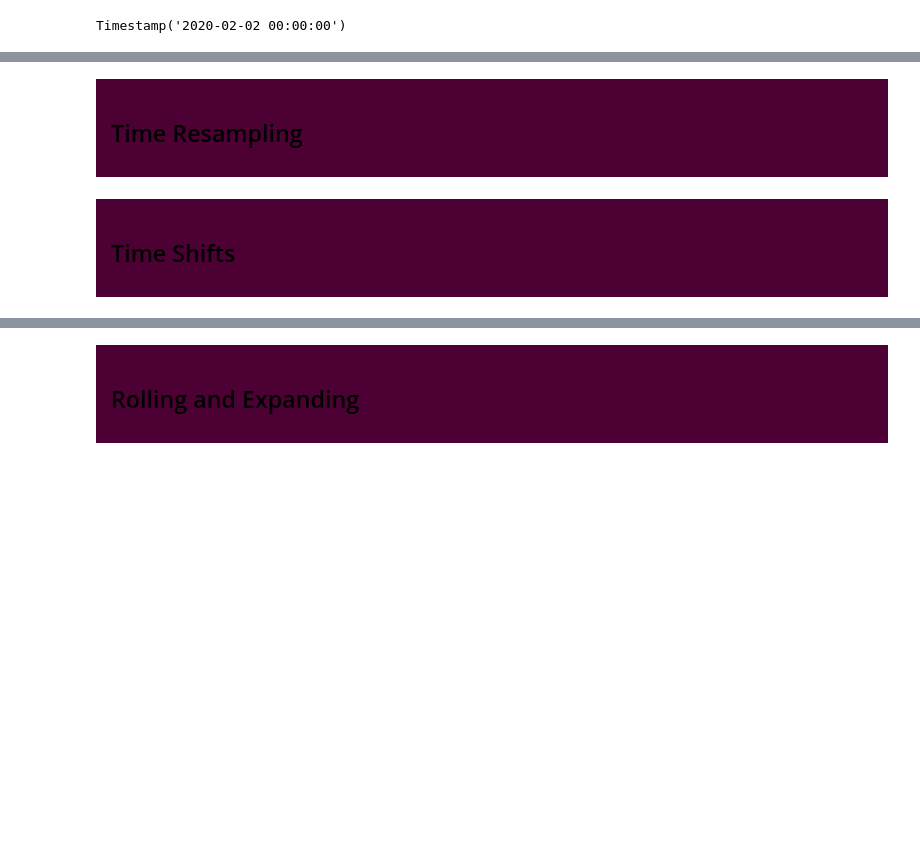
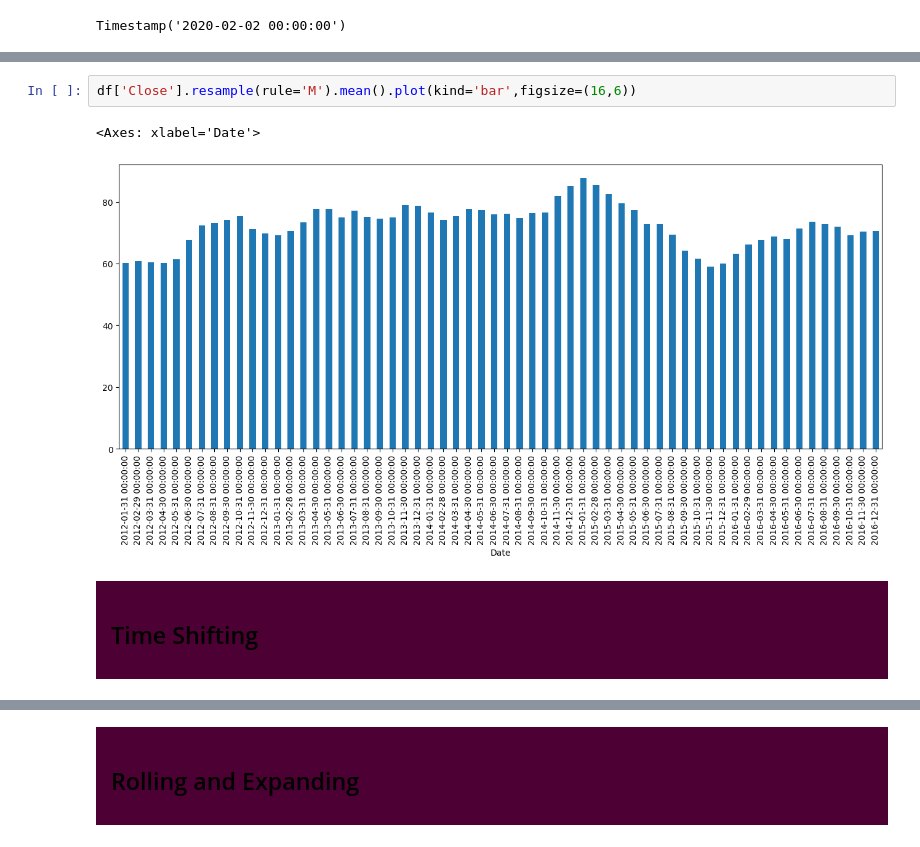
Before and after one commit to NiloofarSoltani/Financial-analysis-and-algorithmic-trading-with-python, a Jupyter notebook: pandas-timeseries.ipynb, the cells around one changed output, grey strips where cells are left out. Saved outputs shown, nothing was run; the diff lists cells and outputs as text; blank space fills up the shorter version.

```diff
--- a/pandas-timeseries.ipynb
+++ b/pandas-timeseries.ipynb
@@ -85,4 +257,7 @@ Timestamp('2020-02-02 00:00:00')
+# %%
+df['Close'].resample(rule='M').mean().plot(kind='bar',figsize=(16,6))
+# %% [output]
+<Axes: xlabel='Date'>
+[figure, added]
 # %% [markdown]
-<div style="background-color: #4C0033; padding:15px;" ><h2> Time Resampling
+<div style="background-color: #4C0033; padding:15px;" ><h2> Time Shifting
-# %% [markdown]
-<div style="background-color: #4C0033; padding:15px;" ><h2> Time Shifts
```
Also changed, not shown: parts of 45 cells of this notebook.
